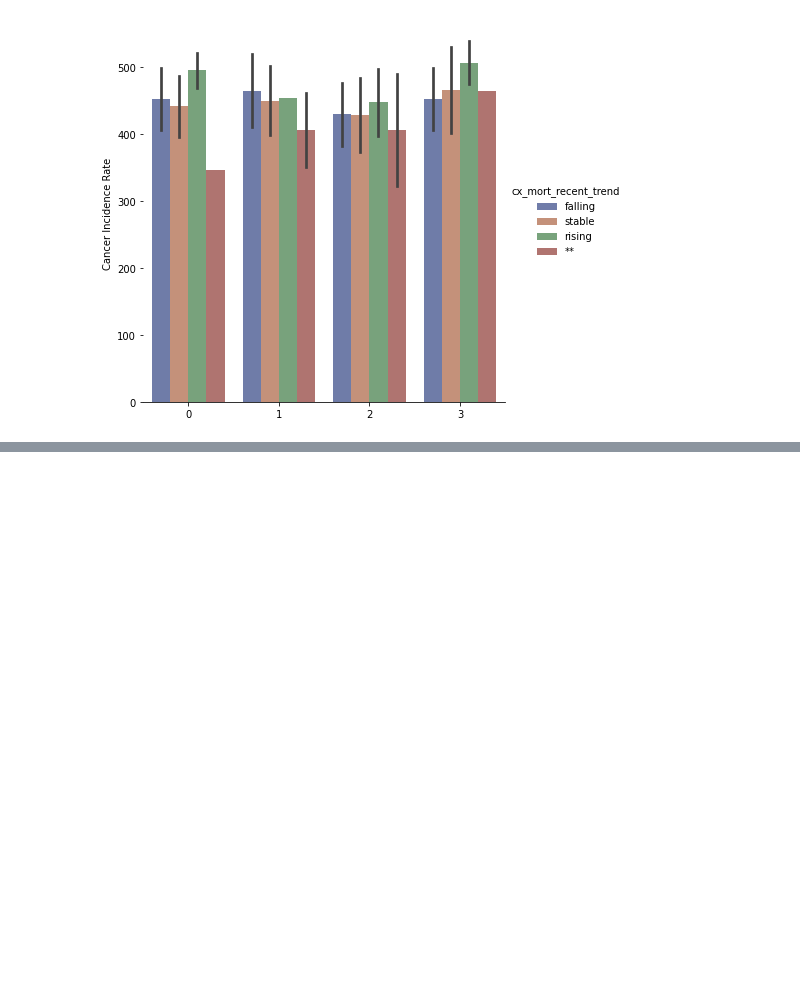
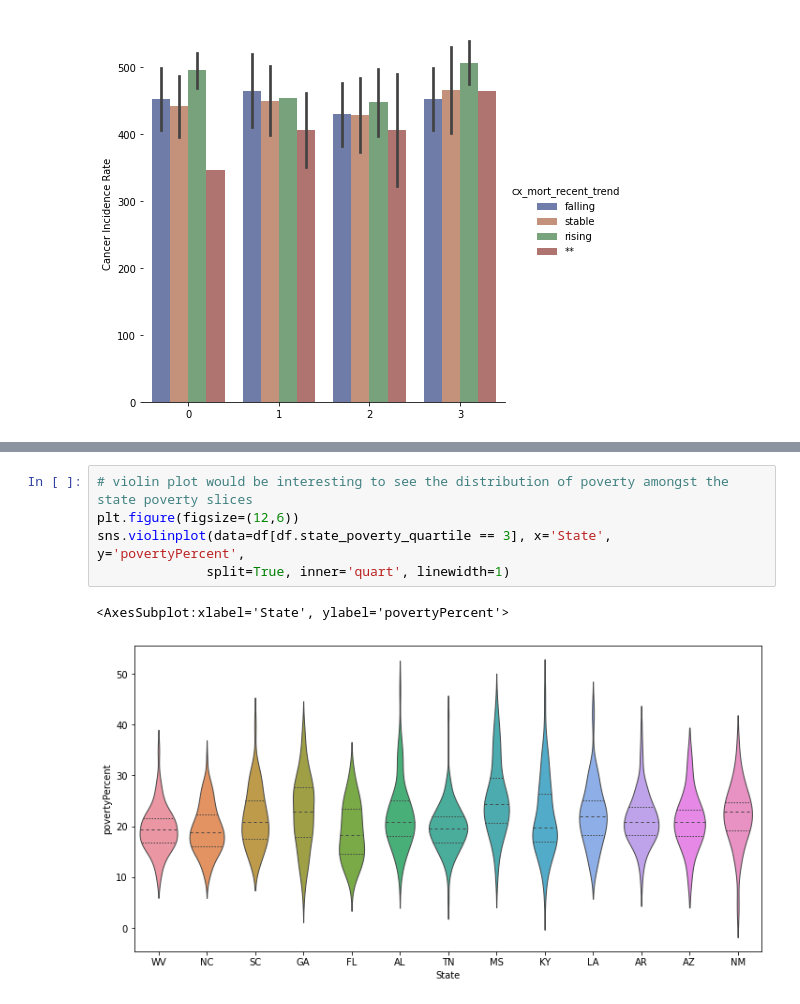
Before and after one commit to dansarmiento/ColaboratoryNotebooks, a Jupyter notebook: notebook8cd93c78a5.ipynb, the cells around one changed output, grey strips where cells are left out. Cells and saved outputs as stored; diff of their text form; blank space fills up the shorter version.

```diff
--- a/notebook8cd93c78a5.ipynb
+++ b/notebook8cd93c78a5.ipynb
@@ -218,0 +238,8 @@ g.set_axis_labels('', 'Cancer Incidence Rate')
+# %%
+# violin plot would be interesting to see the distribution of poverty amongst the state poverty slices
+plt.figure(figsize=(12,6))
+sns.violinplot(data=df[df.state_poverty_quartile == 3], x='State', y='povertyPercent',
+              split=True, inner='quart', linewidth=1)
+# %% [output]
+<AxesSubplot:xlabel='State', ylabel='povertyPercent'>
+[figure, added]
```
Also changed, not shown: parts of 2 cells of this notebook.
